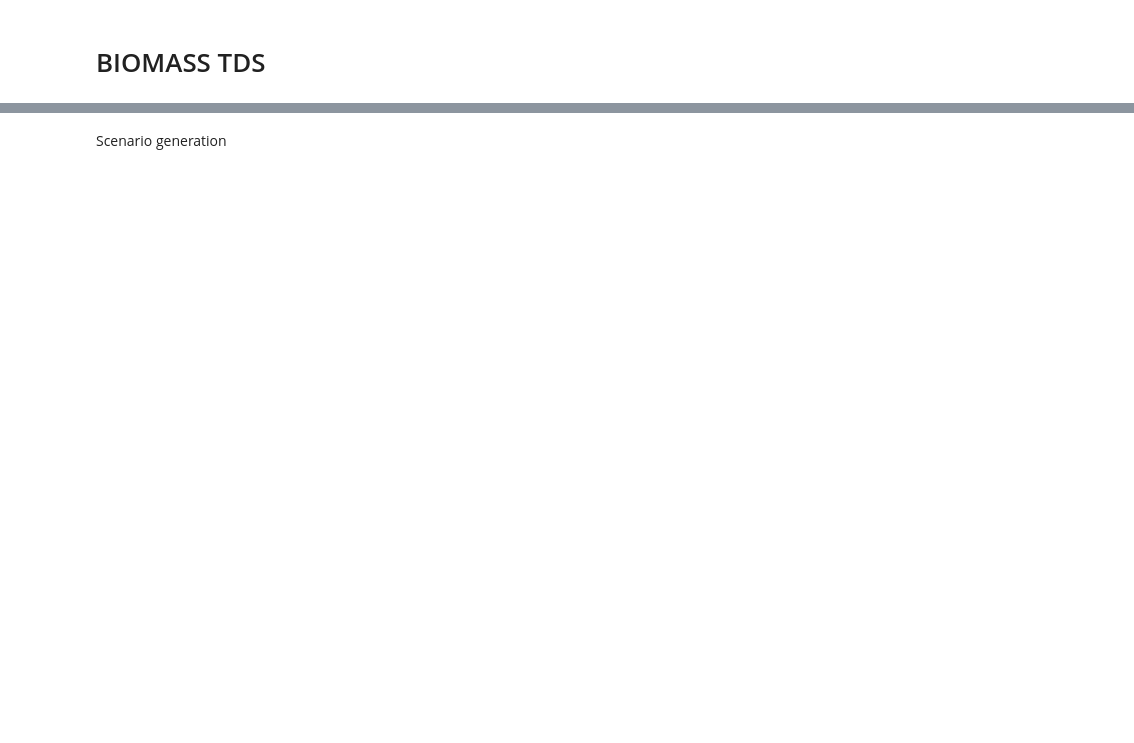
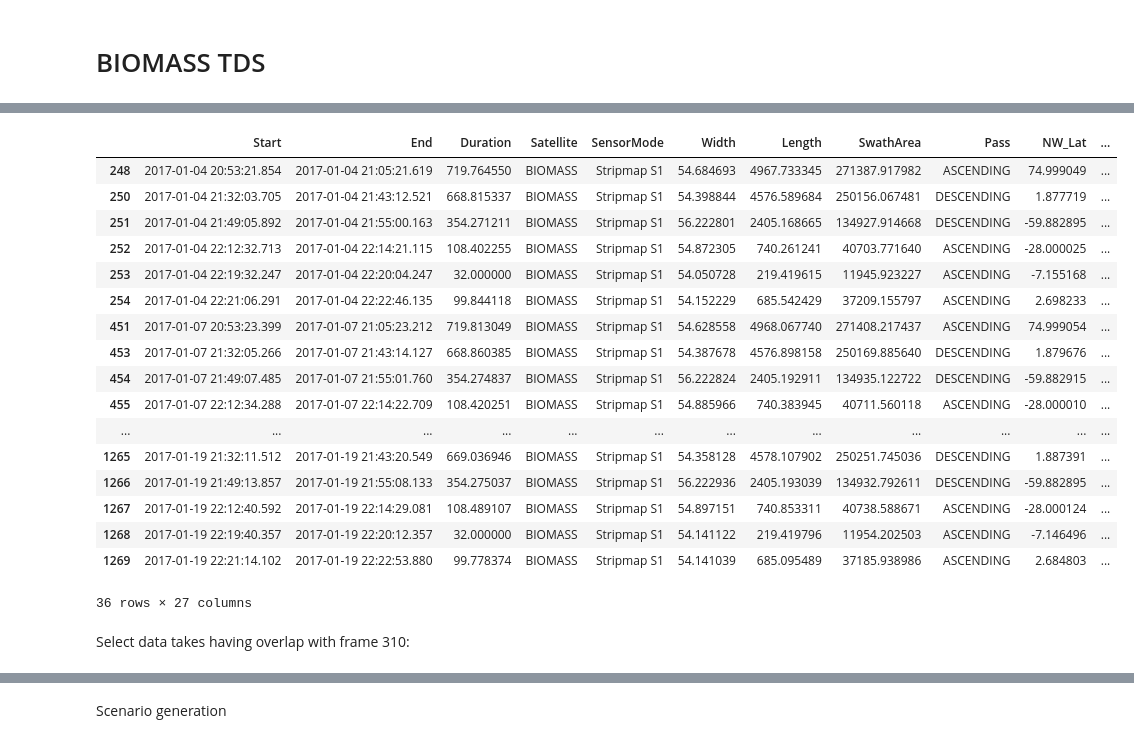
Before and after one commit to lmar76/biomassnb, a Jupyter notebook: TDS/TDS.ipynb, the cells around one changed output, grey strips where cells are left out. Drawn from its saved outputs; the diff is of its cells as text; code cells hidden in the pictures; blank space fills up the shorter version.

```diff
--- a/TDS/TDS.ipynb
+++ b/TDS/TDS.ipynb
@@ -54,4 +2,0 @@ class Grid:
-# %%
-simulation = load_simulation('LOAD_TDS_DataTakes_Info.xlsx')
-
-simulation.head(10)
@@ -177,0 +580,24 @@ slices
+# %%
+def next_anx(row):
+    next_orbit = row['Orbit'] + 1
+    next_anx = row['Anx'] + pd.to_timedelta(ORBIT_DURATION, 's')
+    r = simulation.query("Orbit == @next_orbit")
+    if r.shape[0] > 0:
+        next_anx = r['Anx'].min()
+    return next_anx
+
+simulation = pd.read_excel('Export_TOM_Full_GC_S1_S2_S3_RO_S1SRM.xlsx')
+
+# add DTID
+simulation['DTID'] = [int(tm.DataTakeID(row.Orbit, row.TAnx).tobytes().hex(), 16) for row in simulation.itertuples()]
+# add mcid, rcid, track, ext anx
+orbits = [AbsoluteOrbit(n, tm.MissionPhase.INT) for n in simulation['Orbit']]
+simulation['gcid'] = [o.gcid() for o in orbits]
+simulation['mcid'] = [o.mcid() for o in orbits]
+simulation['rcid'] = [o.rcid() for o in orbits]
+simulation['track'] = [o.track() for o in orbits]
+simulation['NextAnx'] = simulation.apply(next_anx, axis=1)
+
+simulation.sort_values(by=['Start'], inplace=True)
+
+simulation.columns
@@ -177,0 +632,2 @@ slices
+# %%
+acq_idx = 51
@@ -177,0 +744,29 @@ slices
+# %%
+sensor_mode = simulation.loc[acq_idx]['SensorMode']
+track = simulation.loc[acq_idx]['track']
+result = simulation.query("gcid == @gcid and mcid == @mcid and SensorMode == @sensor_mode and track == @track")
+# discard orbit of previously selected data take
+orbit = simulation.loc[acq_idx]['Orbit']
+result = result.query("Orbit != @orbit")
+result
+# %% [output]
+|  | Start | End | Duration | Satellite | SensorMode | Width | Length | SwathArea | Pass | NW_Lat | ... |
+| 248 | 2017-01-04 20:53:21.854 | 2017-01-04 21:05:21.619 | 719.764550 | BIOMASS | Stripmap S1 | 54.684693 | 4967.733345 | 271387.917982 | ASCENDING | 74.999049 | ... |
+| 250 | 2017-01-04 21:32:03.705 | 2017-01-04 21:43:12.521 | 668.815337 | BIOMASS | Stripmap S1 | 54.398844 | 4576.589684 | 250156.067481 | DESCENDING | 1.877719 | ... |
+| 251 | 2017-01-04 21:49:05.892 | 2017-01-04 21:55:00.163 | 354.271211 | BIOMASS | Stripmap S1 | 56.222801 | 2405.168665 | 134927.914668 | DESCENDING | -59.882895 | ... |
+| 252 | 2017-01-04 22:12:32.713 | 2017-01-04 22:14:21.115 | 108.402255 | BIOMASS | Stripmap S1 | 54.872305 | 740.261241 | 40703.771640 | ASCENDING | -28.000025 | ... |
+| 253 | 2017-01-04 22:19:32.247 | 2017-01-04 22:20:04.247 | 32.000000 | BIOMASS | Stripmap S1 | 54.050728 | 219.419615 | 11945.923227 | ASCENDING | -7.155168 | ... |
+| 254 | 2017-01-04 22:21:06.291 | 2017-01-04 22:22:46.135 | 99.844118 | BIOMASS | Stripmap S1 | 54.152229 | 685.542429 | 37209.155797 | ASCENDING | 2.698233 | ... |
+| 451 | 2017-01-07 20:53:23.399 | 2017-01-07 21:05:23.212 | 719.813049 | BIOMASS | Stripmap S1 | 54.628558 | 4968.067740 | 271408.217437 | ASCENDING | 74.999054 | ... |
+| 453 | 2017-01-07 21:32:05.266 | 2017-01-07 21:43:14.127 | 668.860385 | BIOMASS | Stripmap S1 | 54.387678 | 4576.898158 | 250169.885640 | DESCENDING | 1.879676 | ... |
+| 454 | 2017-01-07 21:49:07.485 | 2017-01-07 21:55:01.760 | 354.274837 | BIOMASS | Stripmap S1 | 56.222824 | 2405.192911 | 134935.122722 | DESCENDING | -59.882915 | ... |
+| 455 | 2017-01-07 22:12:34.288 | 2017-01-07 22:14:22.709 | 108.420251 | BIOMASS | Stripmap S1 | 54.885966 | 740.383945 | 40711.560118 | ASCENDING | -28.000010 | ... |
+| ... | ... | ... | ... | ... | ... | ... | ... | ... | ... | ... | ... |
+| 1265 | 2017-01-19 21:32:11.512 | 2017-01-19 21:43:20.549 | 669.036946 | BIOMASS | Stripmap S1 | 54.358128 | 4578.107902 | 250251.745036 | DESCENDING | 1.887391 | ... |
+| 1266 | 2017-01-19 21:49:13.857 | 2017-01-19 21:55:08.133 | 354.275037 | BIOMASS | Stripmap S1 | 56.222936 | 2405.193039 | 134932.792611 | DESCENDING | -59.882895 | ... |
+| 1267 | 2017-01-19 22:12:40.592 | 2017-01-19 22:14:29.081 | 108.489107 | BIOMASS | Stripmap S1 | 54.897151 | 740.853311 | 40738.588671 | ASCENDING | -28.000124 | ... |
+| 1268 | 2017-01-19 22:19:40.357 | 2017-01-19 22:20:12.357 | 32.000000 | BIOMASS | Stripmap S1 | 54.141122 | 219.419796 | 11954.202503 | ASCENDING | -7.146496 | ... |
+| 1269 | 2017-01-19 22:21:14.102 | 2017-01-19 22:22:53.880 | 99.778374 | BIOMASS | Stripmap S1 | 54.141039 | 685.095489 | 37185.938986 | ASCENDING | 2.684803 | ... |
+36 rows × 27 columns
+# %% [markdown]
+Select data takes having overlap with frame 310:
```
Also changed, not shown: parts of 321 cells of this notebook.
